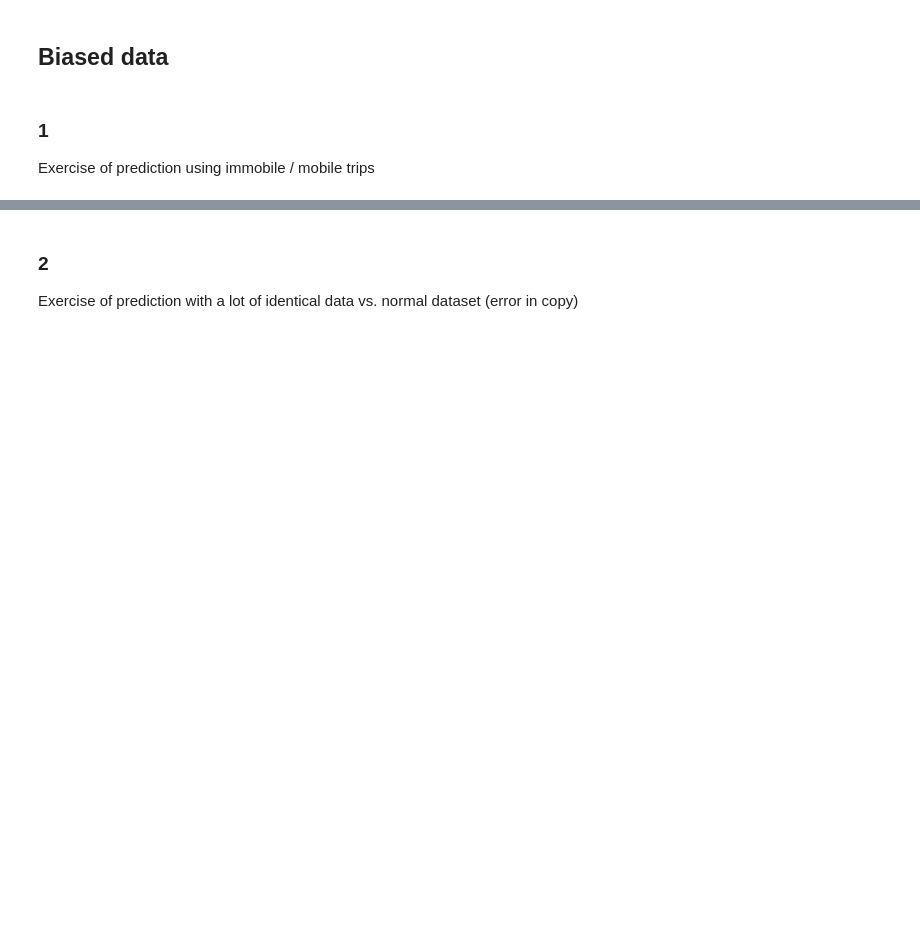
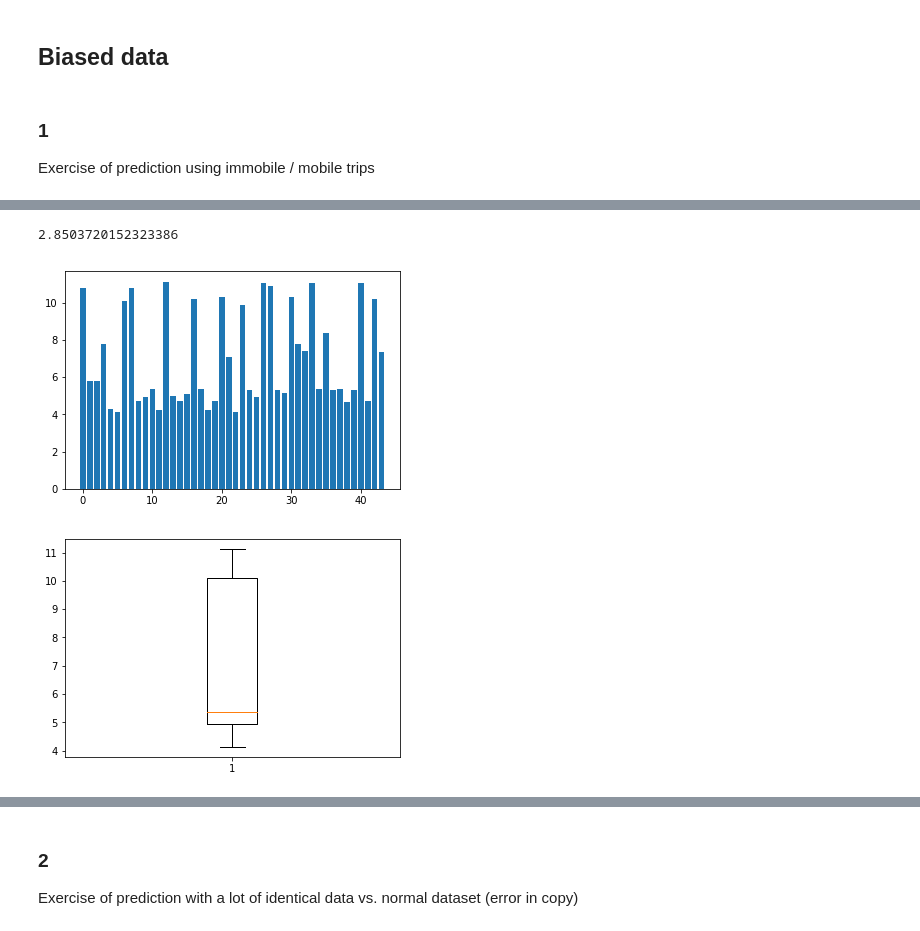
Before and after one commit to xldrkp/jb-test, a Jupyter notebook: content/chapter1-numerical/1-2-experiments.ipynb, the cells around one changed output, grey strips where cells are left out. Drawn from its saved outputs; the diff is of its cells as text; code cells hidden in the pictures; blank space fills up the shorter version.

```diff
--- a/content/chapter1-numerical/1-2-experiments.ipynb
+++ b/content/chapter1-numerical/1-2-experiments.ipynb
@@ -324,0 +424,28 @@ Exercise of prediction using immobile / mobile trips
+# %%
+# Predict MeanSOG from only ships with MeanSOG > 1
+
+from sklearn.metrics import mean_absolute_error
+import numpy as np
+import matplotlib.pyplot as plt
+
+x = ['VesselType', 'Length', 'Width', 'Draft']
+y = ['MeanSOG']
+
+df = static_data.loc[static_data['MeanSOG'] >= 1]
+
+predictions, y_test = knn_regression(df, x, y)
+
+pred = []
+for element in predictions:
+    pred.append(element[0])
+
+print(mean_absolute_error(predictions, y_test))
+plt.bar(np.arange(len(pred)), pred)
+plt.show()
+
+plt.boxplot(predictions)
+plt.show()
+# %% [output]
+2.8503720152323386
+[figure, added]
+[figure, added]
```
Also changed, not shown: parts of 33 cells of this notebook.
